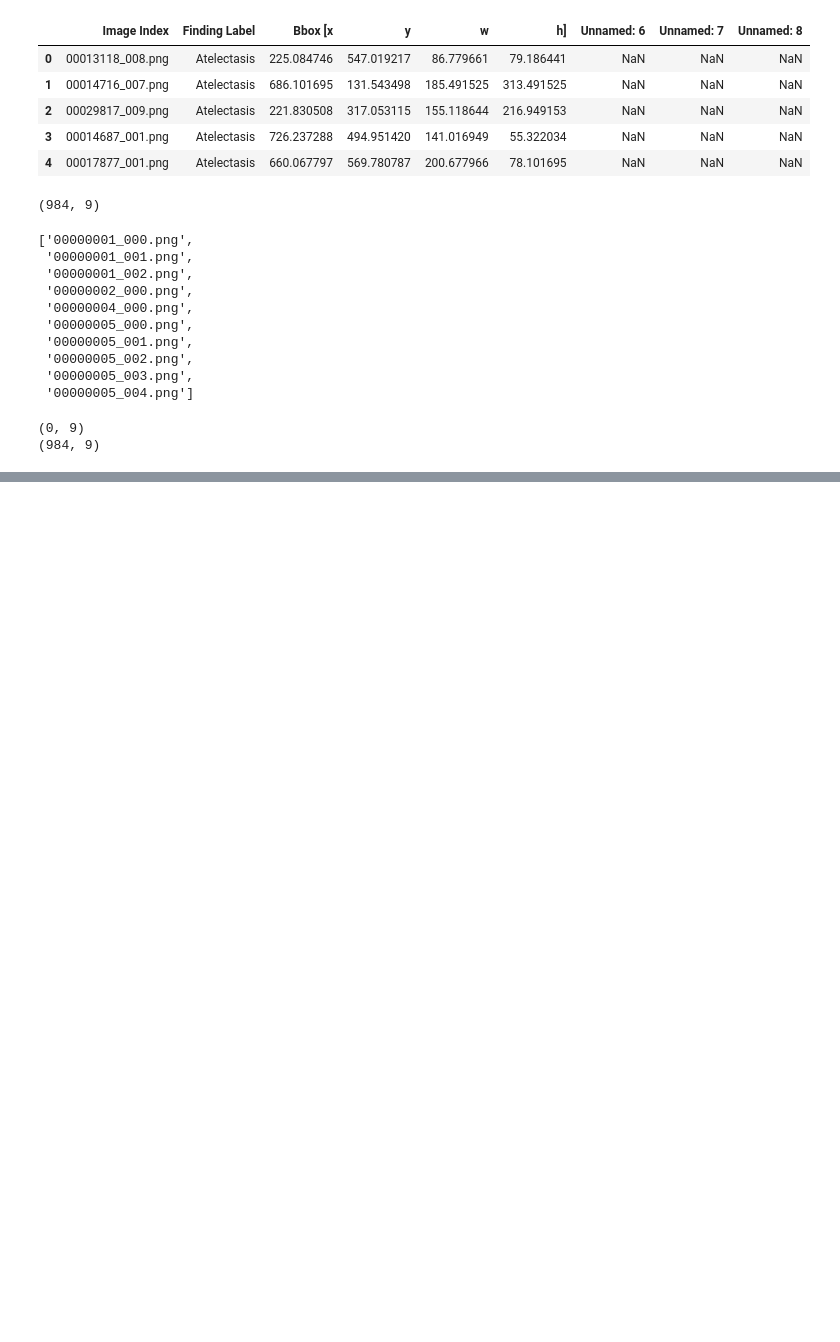
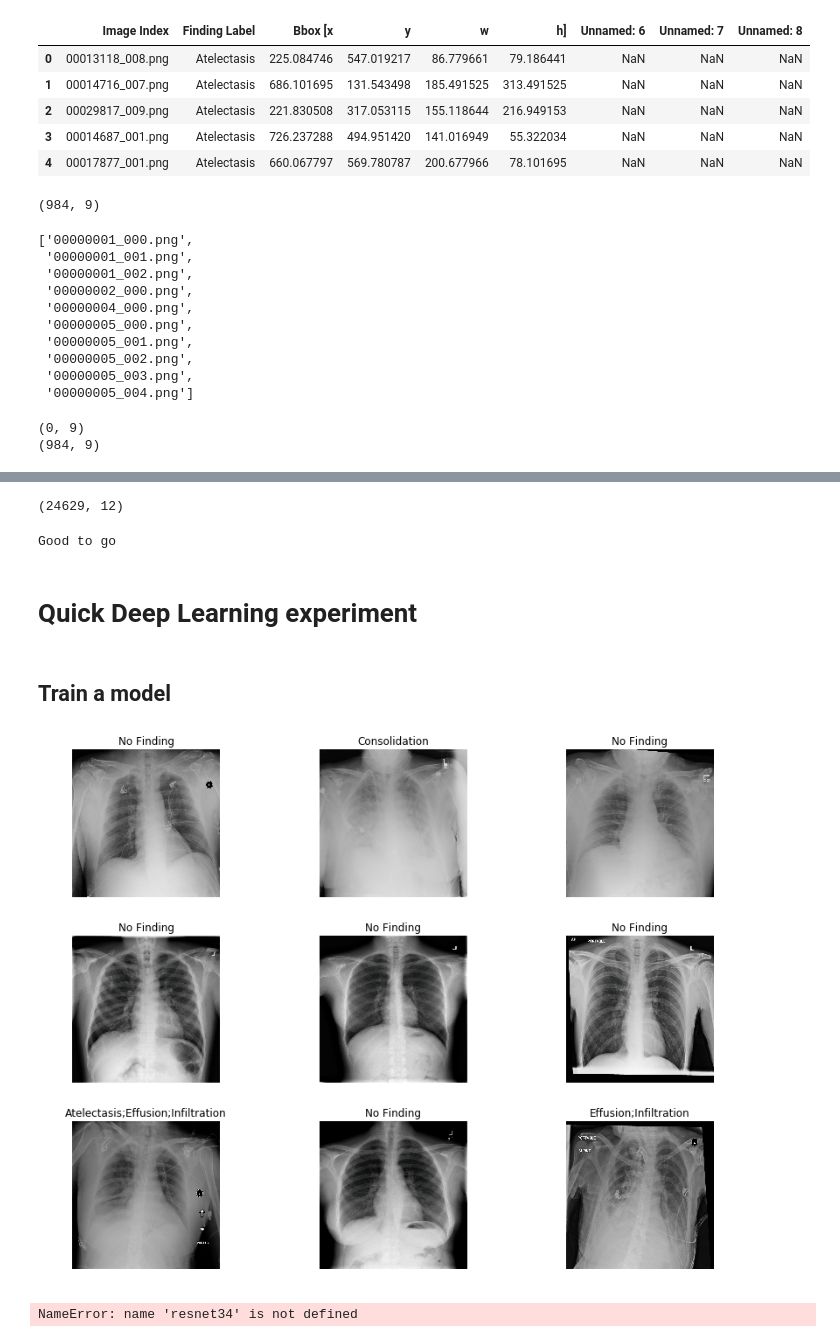
Before and after one commit to remiconnesson/chestxray, a Jupyter notebook: NIHCC-ChestXray.ipynb, the cells around one changed output, grey strips where cells are left out. Drawn from its saved outputs; the diff is of its cells as text; code cells hidden in the pictures; blank space fills up the shorter version.

Commit message:
Ready for training

```diff
--- a/NIHCC-ChestXray.ipynb
+++ b/NIHCC-ChestXray.ipynb
@@ -119,0 +121,5 @@ de.shape
+# %%
+get_filenames_in_dir = lambda x : [str(i).split('/')[-1] for i in ls(x)]
+dataset = get_filenames_in_dir(image_dir)
+
+de = de[de['Image Index'].isin(dataset)]
@@ -188,0 +207,3 @@ print(te_bl.shape)
+# %%
+train_df = de[de['Image Index'].isin(training)]
+test_df  = de[de['Image Index'].isin(testing) ]
@@ -188,0 +232,13 @@ print(te_bl.shape)
+# %%
+test_df.shape
+# %% [output]
+(24629, 12)
+# %%
+if len(set(testing + training)) != (len(training) + len(testing)):
+    print('Not good')
+else:
+    print('Good to go')
+# %% [output]
+Good to go
+# %% [markdown]
+# Quick Deep Learning experiment
@@ -188,0 +247,17 @@ print(te_bl.shape)
+# %% [markdown]
+## Train a model
+# %%
+src = (ImageItemList.from_df(train_df, path=image_dir, cols='Image Index')
+        .random_split_by_pct(valid_pct=0.2, seed=777)
+        .label_from_df(cols="Finding Labels", label_delim='|'))
+# %%
+data = (src.transform(None, size=64)
+        .databunch().normalize(imagenet_stats))
+# %%
+data.show_batch(rows=3, figsize=(12,9))
+# %% [output]
+[figure, added]
+# %%
+learn = create_cnn(data, arch=resnet34)
+# %% [output]
+NameError: name 'resnet34' is not defined
```
Also changed, not shown: parts of 14 cells of this notebook.
